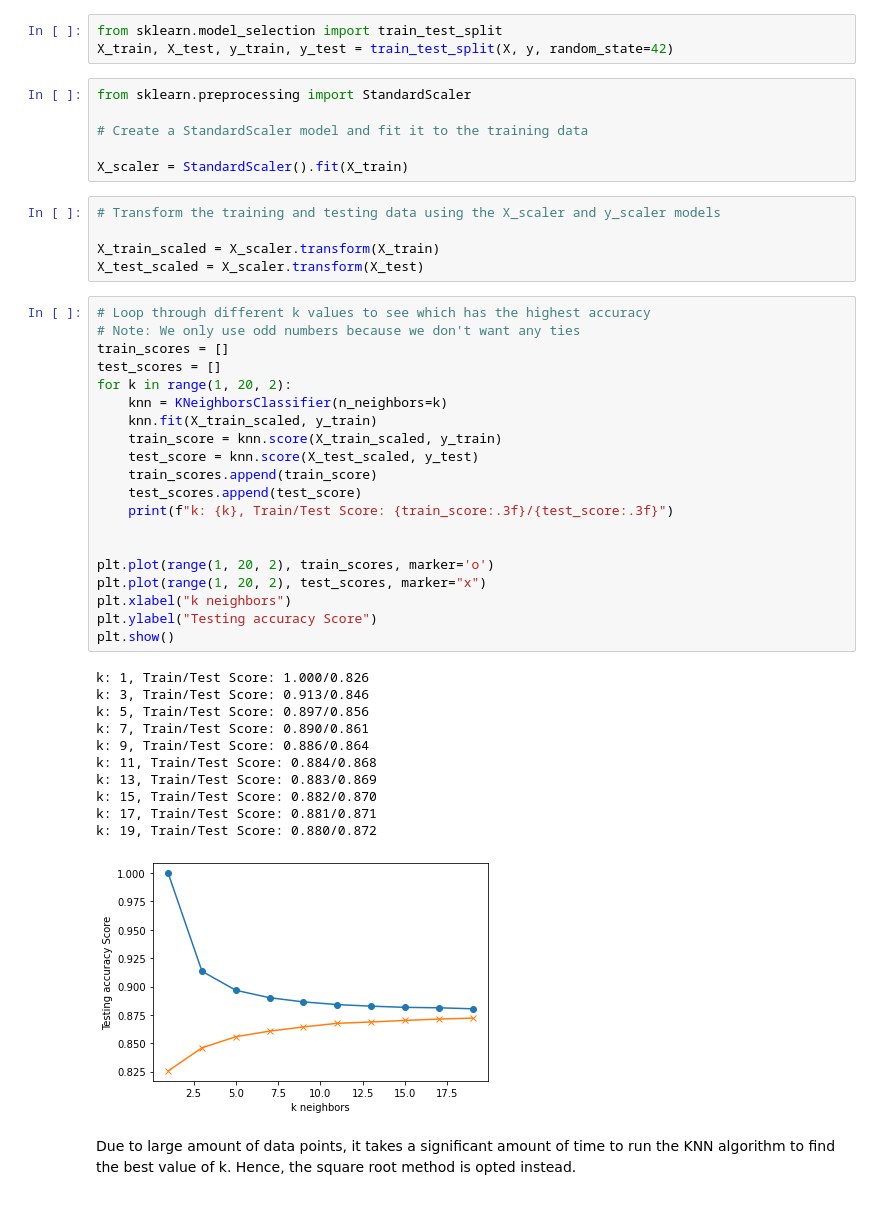
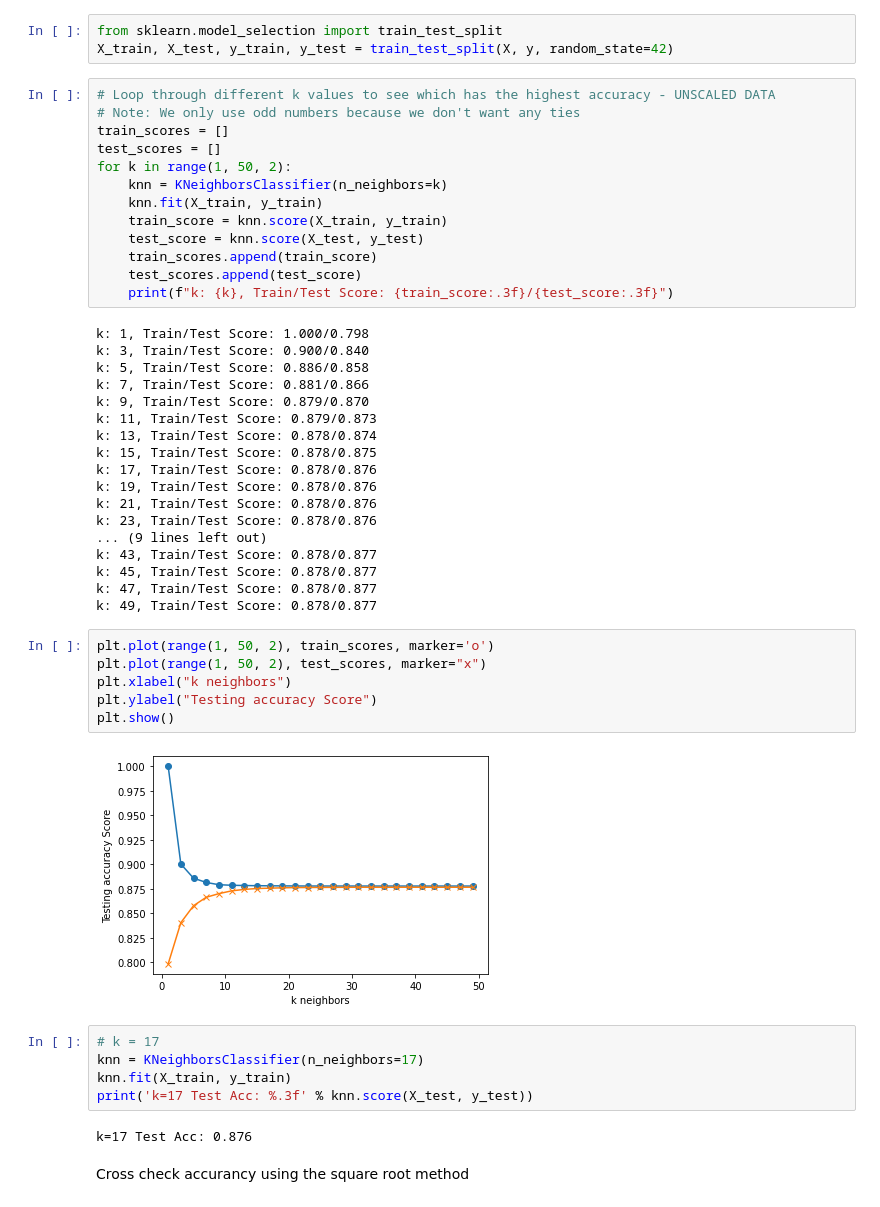
Before and after one commit to szerpa17/cross-sell-predictions, a Jupyter notebook: ml_model_build.ipynb, the cells around one changed output. Saved outputs shown, nothing was run; the diff lists cells and outputs as text.

Commit message:
Cleaned up machine learning model notebook

```diff
--- a/ml_model_build.ipynb
+++ b/ml_model_build.ipynb
@@ -118,50 +118,52 @@ X.head()
 # %%
 from sklearn.model_selection import train_test_split
 X_train, X_test, y_train, y_test = train_test_split(X, y, random_state=42)
-# %%
-from sklearn.preprocessing import StandardScaler
-
-# Create a StandardScaler model and fit it to the training data
-
-X_scaler = StandardScaler().fit(X_train)
-# %%
-# Transform the training and testing data using the X_scaler and y_scaler models
-
-X_train_scaled = X_scaler.transform(X_train)
-X_test_scaled = X_scaler.transform(X_test)
 # %%
-# Loop through different k values to see which has the highest accuracy
+# Loop through different k values to see which has the highest accuracy - UNSCALED DATA
 # Note: We only use odd numbers because we don't want any ties
 train_scores = []
 test_scores = []
-for k in range(1, 20, 2):
+for k in range(1, 50, 2):
     knn = KNeighborsClassifier(n_neighbors=k)
-    knn.fit(X_train_scaled, y_train)
-    train_score = knn.score(X_train_scaled, y_train)
-    test_score = knn.score(X_test_scaled, y_test)
+    knn.fit(X_train, y_train)
+    train_score = knn.score(X_train, y_train)
+    test_score = knn.score(X_test, y_test)
     train_scores.append(train_score)
     test_scores.append(test_score)
     print(f"k: {k}, Train/Test Score: {train_score:.3f}/{test_score:.3f}")
-
-
-plt.plot(range(1, 20, 2), train_scores, marker='o')
-plt.plot(range(1, 20, 2), test_scores, marker="x")
-plt.xlabel("k neighbors")
-plt.ylabel("Testing accuracy Score")
-plt.show()
 # %% [output]
-k: 1, Train/Test Score: 1.000/0.826
-k: 3, Train/Test Score: 0.913/0.846
-k: 5, Train/Test Score: 0.897/0.856
-k: 7, Train/Test Score: 0.890/0.861
-k: 9, Train/Test Score: 0.886/0.864
-k: 11, Train/Test Score: 0.884/0.868
-k: 13, Train/Test Score: 0.883/0.869
-k: 15, Train/Test Score: 0.882/0.870
-k: 17, Train/Test Score: 0.881/0.871
-k: 19, Train/Test Score: 0.880/0.872
+k: 1, Train/Test Score: 1.000/0.798
+k: 3, Train/Test Score: 0.900/0.840
+k: 5, Train/Test Score: 0.886/0.858
+k: 7, Train/Test Score: 0.881/0.866
+k: 9, Train/Test Score: 0.879/0.870
+k: 11, Train/Test Score: 0.879/0.873
+k: 13, Train/Test Score: 0.878/0.874
+k: 15, Train/Test Score: 0.878/0.875
+k: 17, Train/Test Score: 0.878/0.876
+k: 19, Train/Test Score: 0.878/0.876
+k: 21, Train/Test Score: 0.878/0.876
+k: 23, Train/Test Score: 0.878/0.876
+... (9 lines left out)
+k: 43, Train/Test Score: 0.878/0.877
+k: 45, Train/Test Score: 0.878/0.877
+k: 47, Train/Test Score: 0.878/0.877
+k: 49, Train/Test Score: 0.878/0.877
-[figure, removed]
-# %% [markdown]
-Due to large amount of data points, it takes a significant amount of time to run the KNN algorithm to find the best value of k.
-Hence, the square root method is opted instead.
+# %%
+plt.plot(range(1, 50, 2), train_scores, marker='o')
+plt.plot(range(1, 50, 2), test_scores, marker="x")
+plt.xlabel("k neighbors")
+plt.ylabel("Testing accuracy Score")
+plt.show()
+# %% [output]
+[figure, added]
+# %%
+# k = 17
+knn = KNeighborsClassifier(n_neighbors=17)
+knn.fit(X_train, y_train)
+print('k=17 Test Acc: %.3f' % knn.score(X_test, y_test))
+# %% [output]
+k=17 Test Acc: 0.876
+# %% [markdown]
+Cross check accurancy using the square root method
 # %%
```
Also changed, not shown: parts of 12 cells of this notebook.
